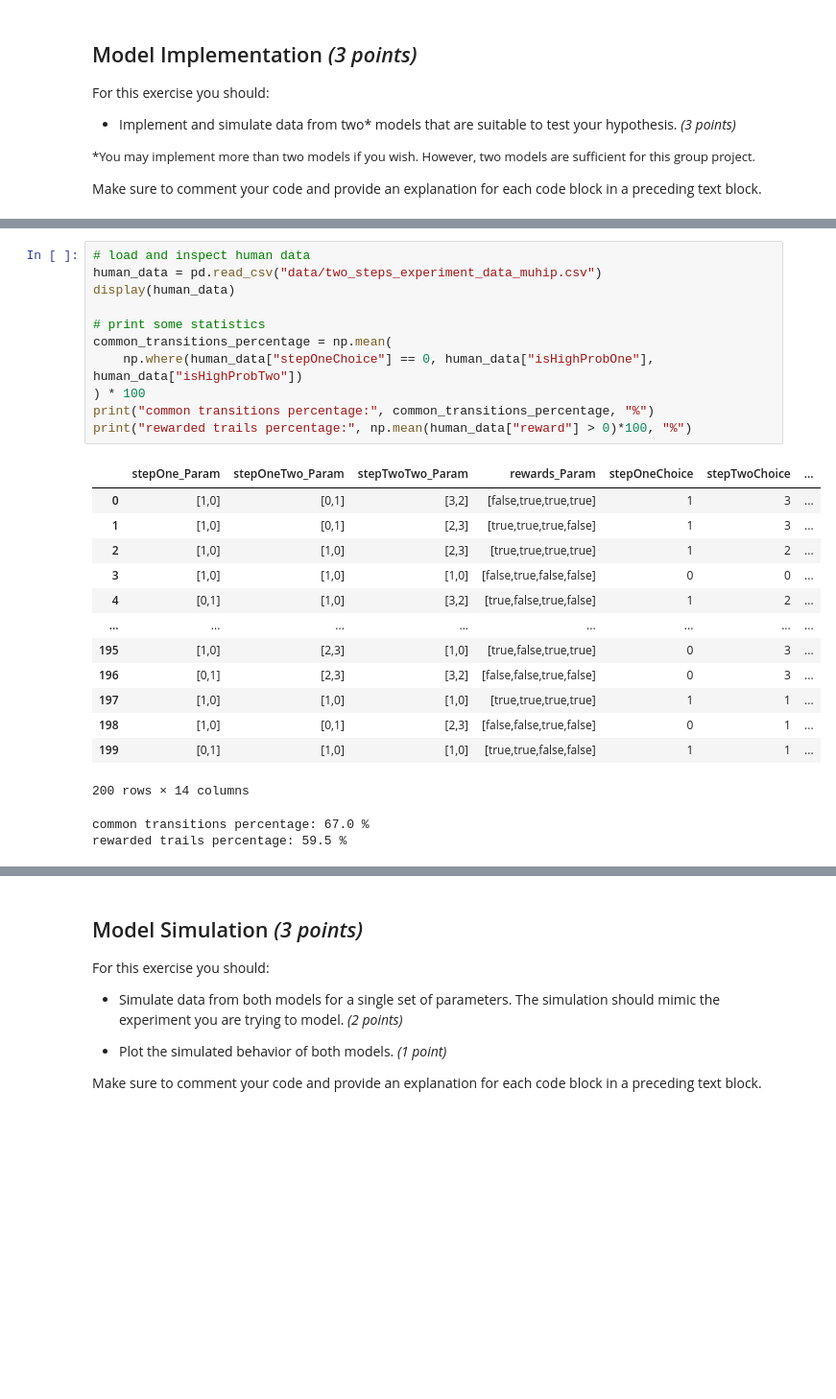
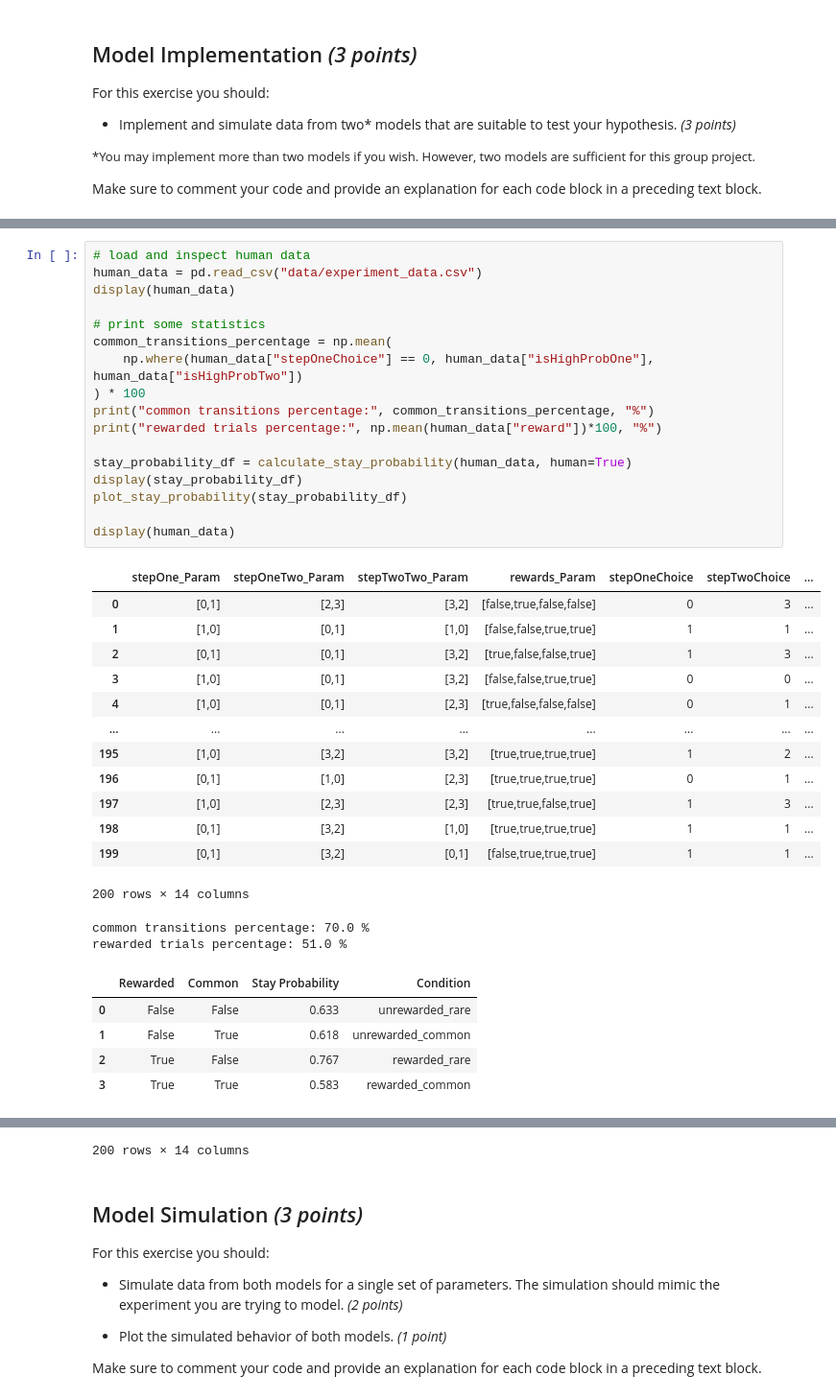
Before and after one commit to imtezcan/rl-twoStepTask, a Jupyter notebook: modeling_procedure.ipynb, the cells around one changed output, grey strips where cells are left out. Shown at 96% size. Saved outputs shown, nothing was run; the diff lists cells and outputs as text; blank space fills up the shorter version.

```diff
--- a/modeling_procedure.ipynb
+++ b/modeling_procedure.ipynb
@@ -108,27 +108,38 @@ transition percentage from state 0 action 1 to state 2: 73.61111111111111 %
 # %%
 # load and inspect human data
-human_data = pd.read_csv("data/two_steps_experiment_data_muhip.csv")
+human_data = pd.read_csv("data/experiment_data.csv")
 display(human_data)
 
 # print some statistics
 common_transitions_percentage = np.mean(
     np.where(human_data["stepOneChoice"] == 0, human_data["isHighProbOne"], human_data["isHighProbTwo"])
 ) * 100
 print("common transitions percentage:", common_transitions_percentage, "%")
-print("rewarded trails percentage:", np.mean(human_data["reward"] > 0)*100, "%")
+print("rewarded trials percentage:", np.mean(human_data["reward"])*100, "%")
+
+stay_probability_df = calculate_stay_probability(human_data, human=True)
+display(stay_probability_df)
+plot_stay_probability(stay_probability_df)
+
+display(human_data)
 # %% [output]
 |  | stepOne_Param | stepOneTwo_Param | stepTwoTwo_Param | rewards_Param | stepOneChoice | stepTwoChoice | ... |
-| 0 | [1,0] | [0,1] | [3,2] | [false,true,true,true] | 1 | 3 | ... |
-| 1 | [1,0] | [0,1] | [2,3] | [true,true,true,false] | 1 | 3 | ... |
-| 2 | [1,0] | [1,0] | [2,3] | [true,true,true,true] | 1 | 2 | ... |
-| 3 | [1,0] | [1,0] | [1,0] | [false,true,false,false] | 0 | 0 | ... |
-| 4 | [0,1] | [1,0] | [3,2] | [true,false,true,false] | 1 | 2 | ... |
+| 0 | [0,1] | [2,3] | [3,2] | [false,true,false,false] | 0 | 3 | ... |
+| 1 | [1,0] | [0,1] | [1,0] | [false,false,true,true] | 1 | 1 | ... |
+| 2 | [0,1] | [0,1] | [3,2] | [true,false,false,true] | 1 | 3 | ... |
+| 3 | [1,0] | [0,1] | [3,2] | [false,false,true,true] | 0 | 0 | ... |
+| 4 | [1,0] | [0,1] | [2,3] | [true,false,false,false] | 0 | 1 | ... |
 | ... | ... | ... | ... | ... | ... | ... | ... |
-| 195 | [1,0] | [2,3] | [1,0] | [true,false,true,true] | 0 | 3 | ... |
-| 196 | [0,1] | [2,3] | [3,2] | [false,false,true,false] | 0 | 3 | ... |
-| 197 | [1,0] | [1,0] | [1,0] | [true,true,true,true] | 1 | 1 | ... |
-| 198 | [1,0] | [0,1] | [2,3] | [false,false,true,false] | 0 | 1 | ... |
-| 199 | [0,1] | [1,0] | [1,0] | [true,true,false,false] | 1 | 1 | ... |
+| 195 | [1,0] | [3,2] | [3,2] | [true,true,true,true] | 1 | 2 | ... |
+| 196 | [0,1] | [1,0] | [2,3] | [true,true,true,true] | 0 | 1 | ... |
+| 197 | [1,0] | [2,3] | [2,3] | [true,true,false,true] | 1 | 3 | ... |
+| 198 | [0,1] | [3,2] | [1,0] | [true,true,true,true] | 1 | 1 | ... |
+| 199 | [0,1] | [3,2] | [0,1] | [false,true,true,true] | 1 | 1 | ... |
 200 rows × 14 columns
-common transitions percentage: 67.0 %
-rewarded trails percentage: 59.5 %
+common transitions percentage: 70.0 %
+rewarded trials percentage: 51.0 %
+|  | Rewarded | Common | Stay Probability | Condition |
+| 0 | False | False | 0.633 | unrewarded_rare |
+| 1 | False | True | 0.618 | unrewarded_common |
+| 2 | True | False | 0.767 | rewarded_rare |
+| 3 | True | True | 0.583 | rewarded_common |
@@ -135,3 +159,4 @@ rewarded trails percentage: 59.5 %
+200 rows × 14 columns
 # %% [markdown]
 ## Model Simulation *(3 points)*
 
```
Also changed, not shown: parts of 3 cells of this notebook, 2 other files.
